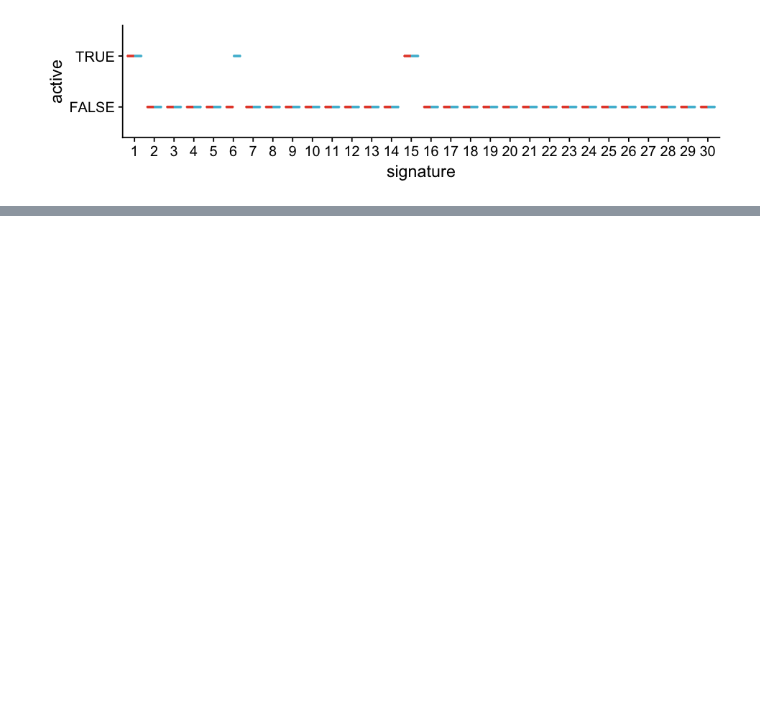
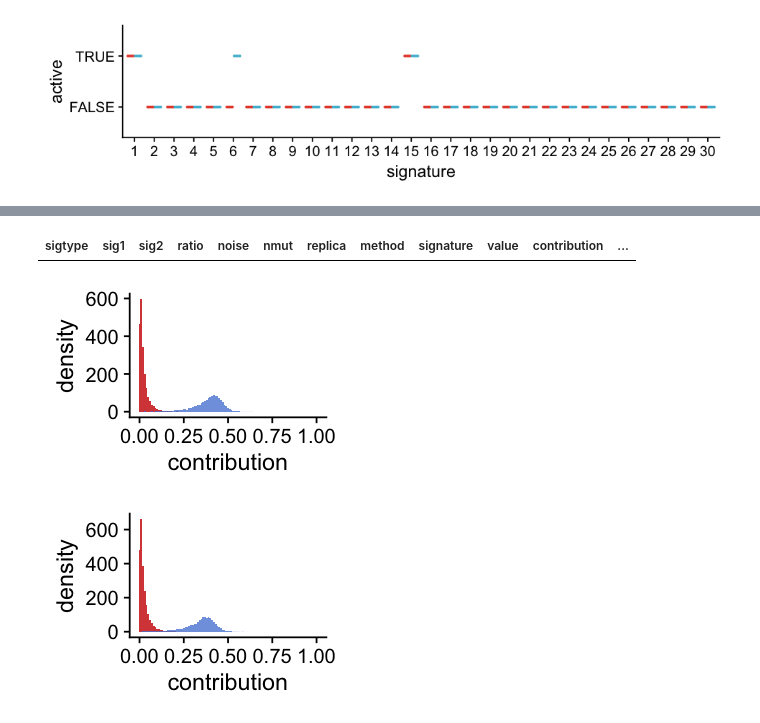
Before and after one commit to neksa/mutagene, a Jupyter notebook: notebooks/Benchmark pairs.ipynb, the cells around one changed output, grey strips where cells are left out. Cells and saved outputs as stored; diff of their text form; code cells hidden in the pictures; blank space fills up the shorter version.

```diff
--- a/notebooks/Benchmark pairs.ipynb
+++ b/notebooks/Benchmark pairs.ipynb
@@ -93,0 +193,30 @@ ggplot(d2) + geom_boxplot(aes(x=as.factor(signature), y=value, color=method), sh
+# %%
+d_sn <- d %>%
+    filter(
+        sig1 != sig2 & signature != sig1
+    ) %>%
+    mutate(
+        signal_noise =  as.factor(ifelse(signature==sig2, TRUE, FALSE))
+    )
+# %%
+d_sn %>% filter(method == 'target' & value > 0 & value < 0.2)
+# %% [output]
+| sigtype | sig1 | sig2 | ratio | noise | nmut | replica | method | signature | value | contribution | ... |
+# %%
+method_analyzed <- c('AICcZ')
+
+options(repr.plot.width=2.5, repr.plot.height=1.7)
+
+ggplot(d_sn %>%
+       filter(
+          value > 0 &
+          sigtype==30 & noise==10 & ratio==5 & nmut==500 &
+          method %in% method_analyzed
+       )) +
+geom_histogram(aes(x=contribution, fill=signal_noise, y=..ndensity..), binwidth=0.01, show.legend=F, position="identity") +
+expand_limits(x=1) +
+scale_fill_startrek(alpha=0.8) +
+ylab("density") + xlab("contribution")
+# %% [output]
+[figure, added]
+[figure, added]
```
Also changed, not shown: parts of 24 cells of this notebook, 17 other files.
